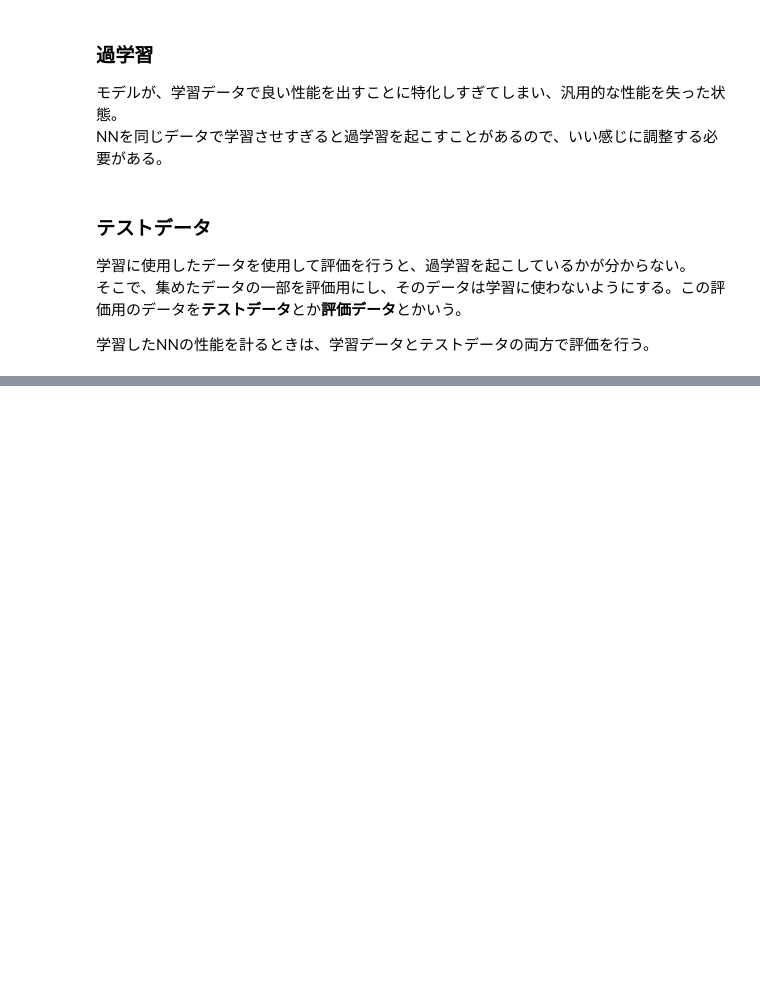
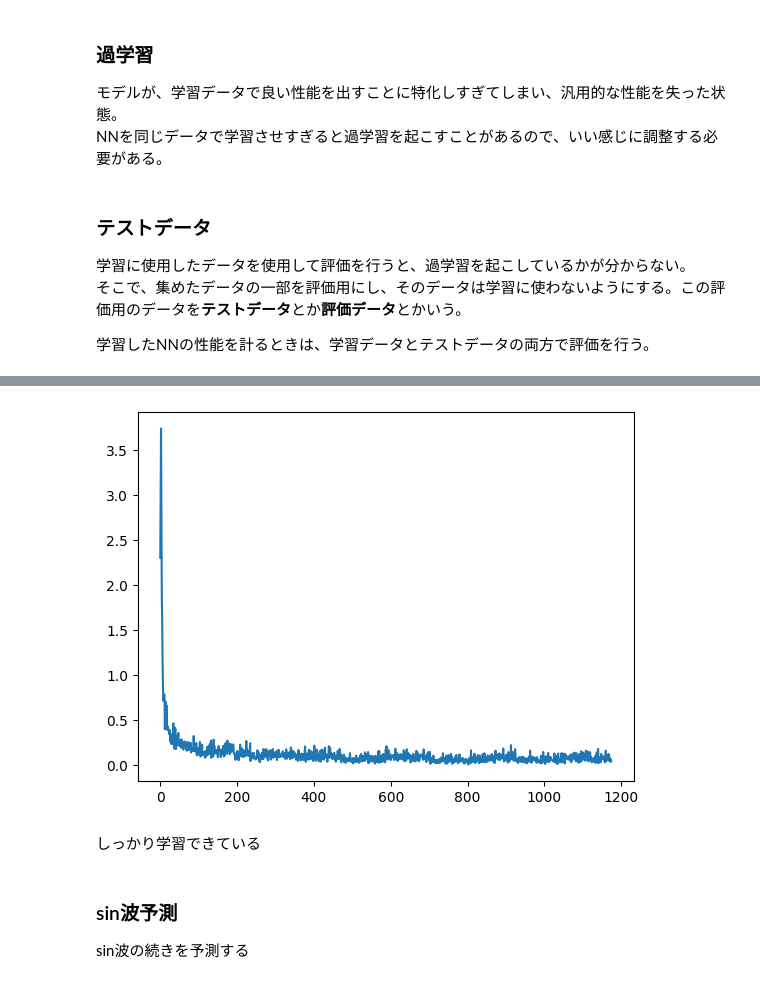
Before and after one commit to misya11p/deep-learning, a Jupyter notebook: nn.ipynb, the cells around one changed output, grey strips where cells are left out. Cells and saved outputs as stored; diff of their text form; code cells hidden in the pictures; blank space fills up the shorter version.

```diff
--- a/nn.ipynb
+++ b/nn.ipynb
@@ -1581,0 +1210,28 @@ loss:0.21938154101371765, acc:0.9336000084877014
+# %%
+criterion = nn.CrossEntropyLoss() # 交差エントロピー
+optimizer = optim.Adam(model.parameters(), lr=0.01)
+# %%
+def train(model, train_loader, criterion, optimizerm, losses=[]):
+    """1エポックで行うこと"""
+    model.train() # 学習モードにする
+    for (images, labels) in train_loader:
+        images = images.view(-1, 28*28).to(device) # 1次元に変換
+        labels = labels.to(device)
+
+        optimizer.zero_grad() # 勾配をリセット
+        outputs = model(images) # 予測
+        loss = criterion(outputs, labels.to(device)) # lossを計算
+        losses.append(loss.item()) # 保存
+        loss.backward() # 逆伝播
+        optimizer.step() # パラメータ更新
+
+    return losses
+
+
+def run(model, train_loader, criterion, optimizer, num_epochs):
+    """学習"""
+    losses=[]
+    for epoch in range(num_epochs):
+        losses = train(model, train_loader, criterion, optimizer, losses)
+        print(f'{epoch+1:>2} epoch loss: {losses[-1]}')
+    return losses
@@ -1581,0 +1240,3 @@ loss:0.21938154101371765, acc:0.9336000084877014
+# %%
+n_epochs = 5
+loss = run(model, train_loader, criterion, optimizer, n_epochs)
@@ -1581,0 +1268,10 @@ loss:0.21938154101371765, acc:0.9336000084877014
+# %%
+plt.plot(loss);
+# %% [output]
+[figure, added]
+# %% [markdown]
+しっかり学習できている
+# %% [markdown]
+### sin波予測
+
+sin波の続きを予測する
```
Also changed, not shown: parts of 114 cells of this notebook, 1 other file.
